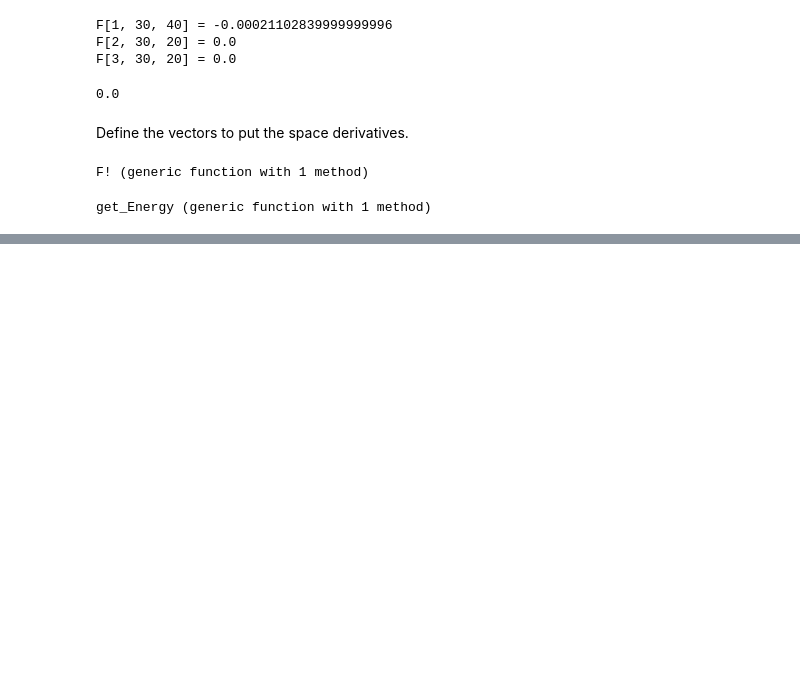
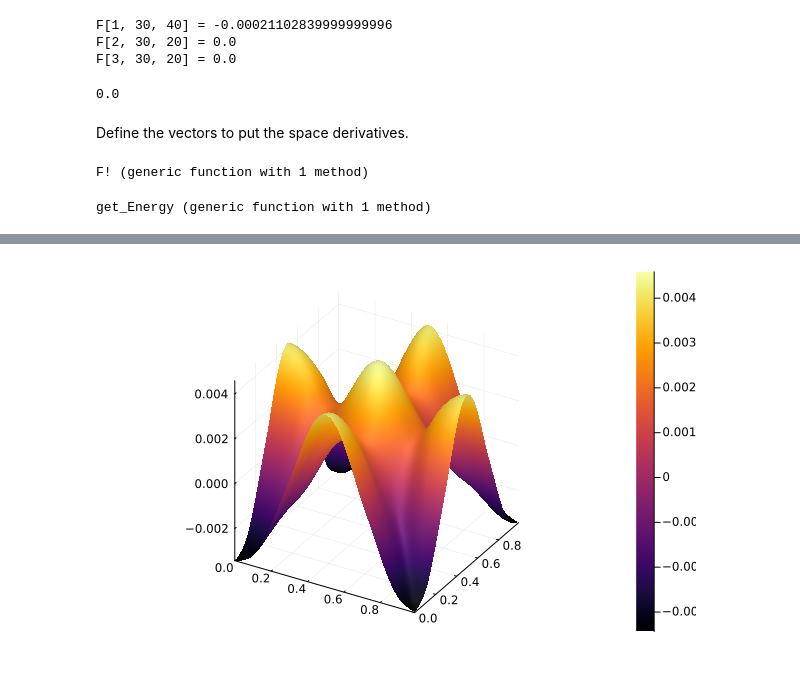
Before and after one commit to reula/Maxwell, a Jupyter notebook: 2D/max_2d.ipynb, the cells around one changed output, grey strips where cells are left out. Cells and saved outputs as stored; diff of their text form; code cells hidden in the pictures; blank space fills up the shorter version.

```diff
--- a/2D/max_2d.ipynb
+++ b/2D/max_2d.ipynb
@@ -163,0 +149,6 @@ surface(yv,xv,Ef1)
+# %%
+Bf = reshape(u,(3,J...))[3,:,:]
+
+surface(yv,xv,Bf)
+# %% [output]
+[figure, added]
```
Also changed, not shown: parts of 5 cells of this notebook.
